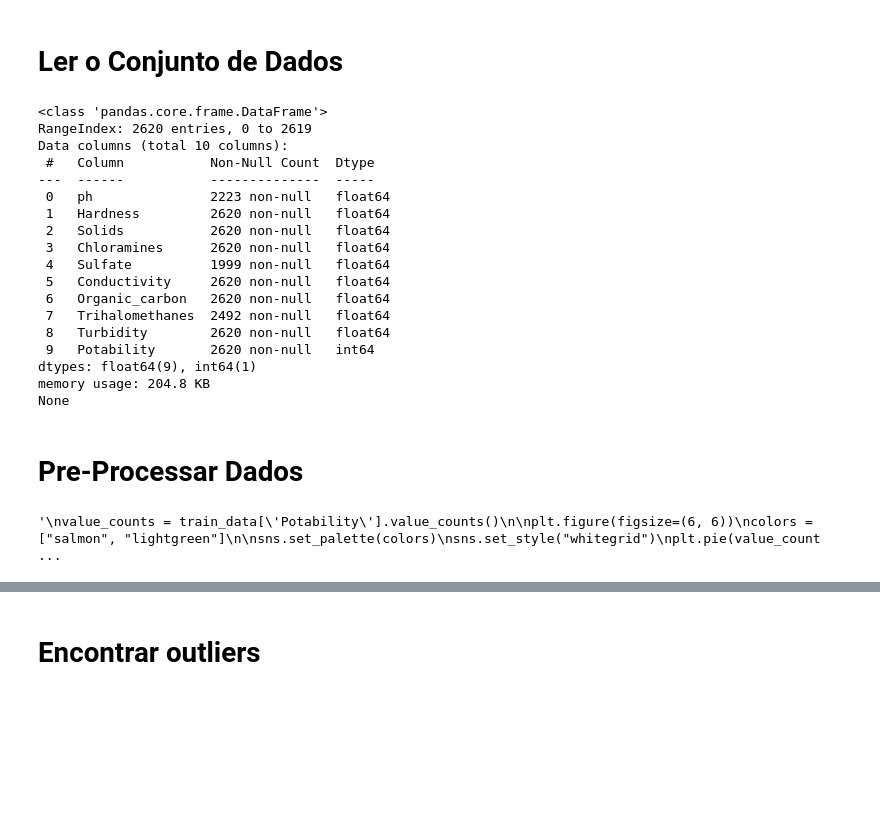
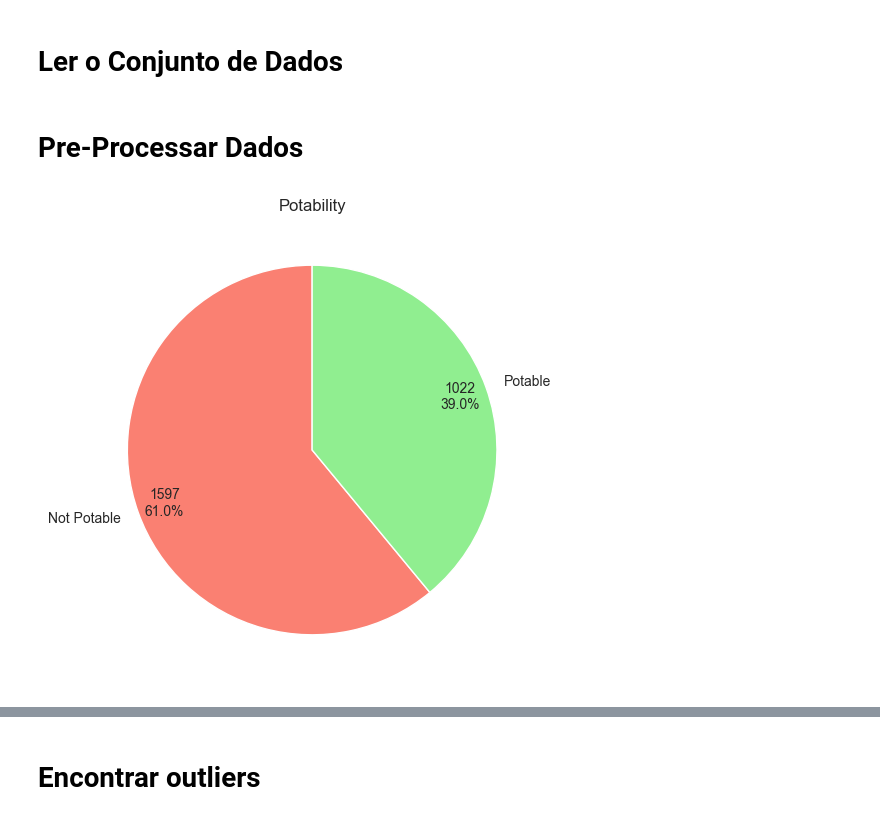
Before and after one commit to RuiPinto96274/backend-flask, a Jupyter notebook: traindata.ipynb, the cells around one changed output, grey strips where cells are left out. Saved outputs shown, nothing was run; the diff lists cells and outputs as text; code cells hidden in the pictures; blank space fills up the shorter version.

```diff
--- a/traindata.ipynb
+++ b/traindata.ipynb
@@ -49,23 +44,4 @@ METRICS = {
 # Ler o Conjunto de Dados
 # %%
 train_data = pd.read_csv("train.csv")
-print(train_data.info())
+test_data = pd.read_csv("test.csv")
-# %% [output]
-<class 'pandas.core.frame.DataFrame'>
-RangeIndex: 2620 entries, 0 to 2619
-Data columns (total 10 columns):
- #   Column           Non-Null Count  Dtype
----  ------           --------------  -----
- 0   ph               2223 non-null   float64
- 1   Hardness         2620 non-null   float64
- 2   Solids           2620 non-null   float64
- 3   Chloramines      2620 non-null   float64
- 4   Sulfate          1999 non-null   float64
- 5   Conductivity     2620 non-null   float64
- 6   Organic_carbon   2620 non-null   float64
- 7   Trihalomethanes  2492 non-null   float64
- 8   Turbidity        2620 non-null   float64
- 9   Potability       2620 non-null   int64
-dtypes: float64(9), int64(1)
-memory usage: 204.8 KB
-None
@@ -78,19 +51,18 @@ test_data = pd.read_csv("test.csv")
 train_data.fillna(train_data.median(), inplace=True)
 test_data.fillna(train_data.median(), inplace=True)
 # %%
-"""
+
 value_counts = train_data['Potability'].value_counts()
 
 plt.figure(figsize=(6, 6))
 colors = ["salmon", "lightgreen"]
 
 sns.set_palette(colors)
 sns.set_style("whitegrid")
 plt.pie(value_counts, labels=['Not Potable', 'Potable'], autopct=lambda p: f'{int(p * sum(value_counts) / 100)}\n{p:.1f}%', startangle=90, pctdistance=0.85)
 plt.title('Potability')
 
 plt.show()
-"""
 # %% [output]
-'\nvalue_counts = train_data[\'Potability\'].value_counts()\n\nplt.figure(figsize=(6, 6))\ncolors = ["salmon", "lightgreen"]\n\nsns.set_palette(colors)\nsns.set_style("whitegrid")\nplt.pie(value_count ...
+[figure, added]
 # %%
```
Also changed, not shown: parts of 17 cells of this notebook, 1 other file.
